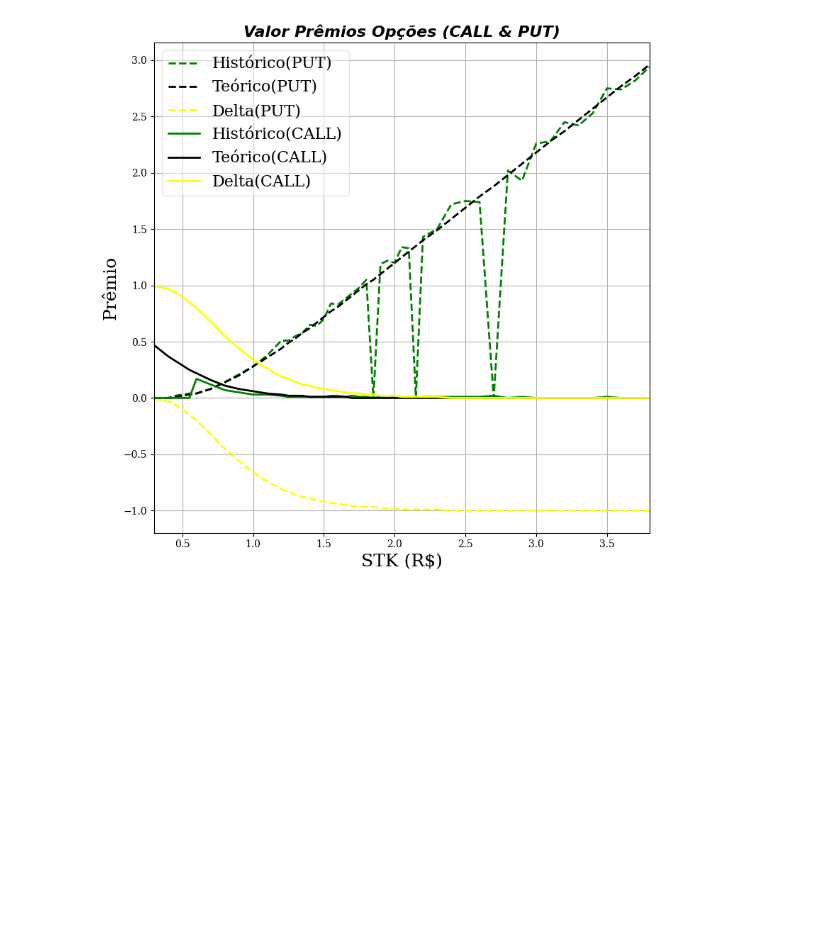
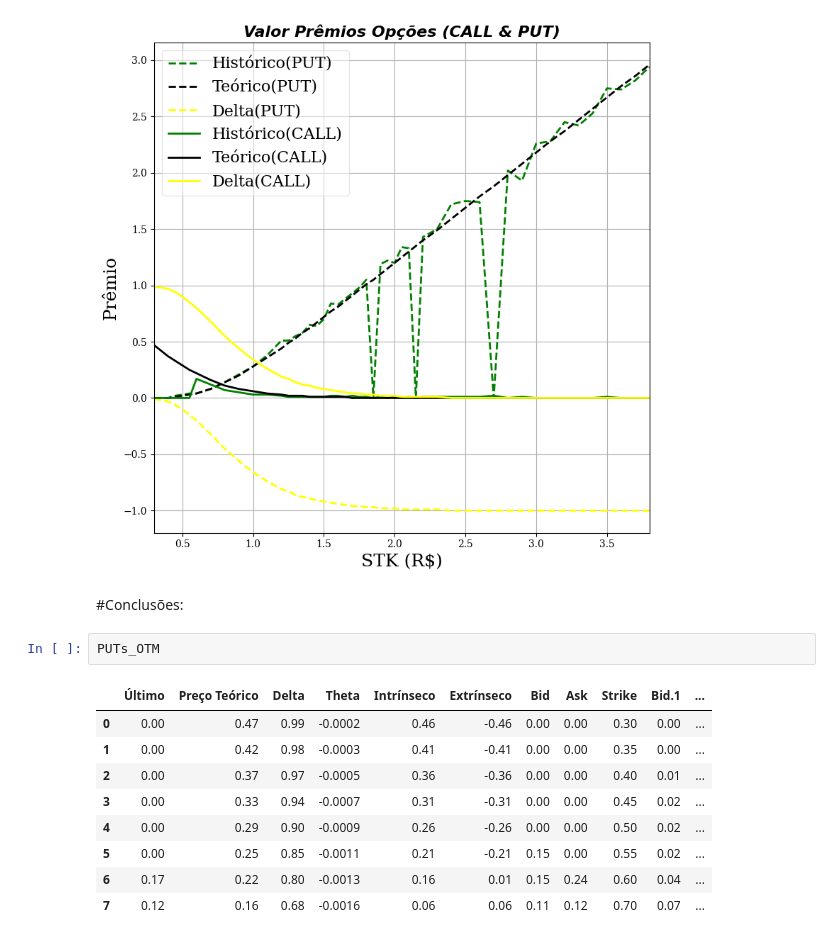
Before and after one commit to facklen/python_para_investimentos, a Jupyter notebook: Análise_Opção_VIIA3.ipynb, the cells around one changed output. Cells and saved outputs as stored; diff of their text form; blank space fills up the shorter version.

```diff
--- a/Análise_Opção_VIIA3.ipynb
+++ b/Análise_Opção_VIIA3.ipynb
@@ -277,3 +277,17 @@ plt.grid(True)
 plt.show()
 # %% [output]
 [figure]
+# %% [markdown]
+#Conclusões:
+# %%
+PUTs_OTM
+# %% [output]
+|  | Último | Preço Teórico | Delta | Theta | Intrínseco | Extrínseco | Bid | Ask | Strike | Bid.1 | ... |
+| 0 | 0.00 | 0.47 | 0.99 | -0.0002 | 0.46 | -0.46 | 0.00 | 0.00 | 0.30 | 0.00 | ... |
+| 1 | 0.00 | 0.42 | 0.98 | -0.0003 | 0.41 | -0.41 | 0.00 | 0.00 | 0.35 | 0.00 | ... |
+| 2 | 0.00 | 0.37 | 0.97 | -0.0005 | 0.36 | -0.36 | 0.00 | 0.00 | 0.40 | 0.01 | ... |
+| 3 | 0.00 | 0.33 | 0.94 | -0.0007 | 0.31 | -0.31 | 0.00 | 0.00 | 0.45 | 0.02 | ... |
+| 4 | 0.00 | 0.29 | 0.90 | -0.0009 | 0.26 | -0.26 | 0.00 | 0.00 | 0.50 | 0.02 | ... |
+| 5 | 0.00 | 0.25 | 0.85 | -0.0011 | 0.21 | -0.21 | 0.15 | 0.00 | 0.55 | 0.02 | ... |
+| 6 | 0.17 | 0.22 | 0.80 | -0.0013 | 0.16 | 0.01 | 0.15 | 0.24 | 0.60 | 0.04 | ... |
+| 7 | 0.12 | 0.16 | 0.68 | -0.0016 | 0.06 | 0.06 | 0.11 | 0.12 | 0.70 | 0.07 | ... |
```
Also changed, not shown: parts of 9 cells of this notebook.
